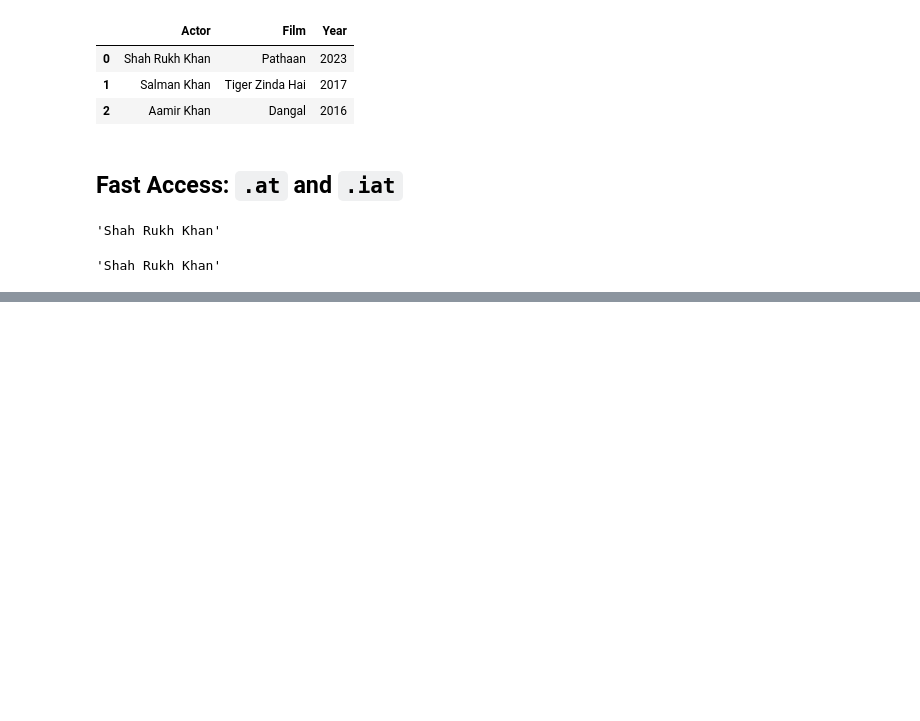
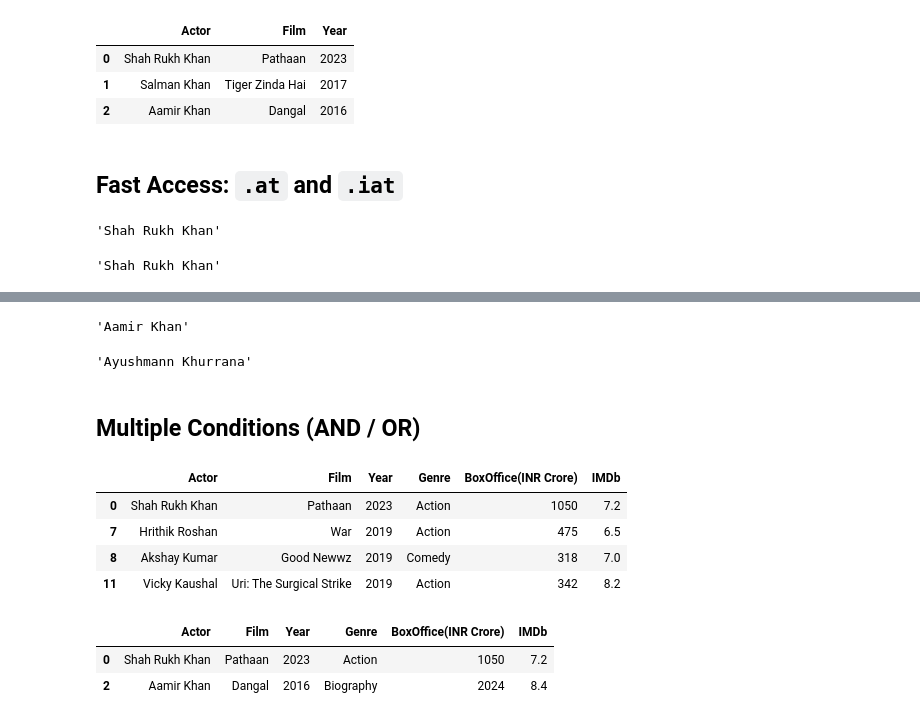
Before and after one commit to yashmahajancd/ULTIMATE-JOB-READY-DATA-SCIENCE, a Jupyter notebook: 07-pandas/04_data_selection_and_filtering.ipynb, the cells around one changed output, grey strips where cells are left out. Saved outputs shown, nothing was run; the diff lists cells and outputs as text; code cells hidden in the pictures; blank space fills up the shorter version.

```diff
--- a/07-pandas/04_data_selection_and_filtering.ipynb
+++ b/07-pandas/04_data_selection_and_filtering.ipynb
@@ -345,0 +390,24 @@ df.iat[0, 0]
+# %%
+new_df.loc[2, 'Actor']
+# %% [output]
+'Aamir Khan'
+# %%
+new_df.iloc[2, 0]
+# %% [output]
+'Ayushmann Khurrana'
+# %% [markdown]
+## Multiple Conditions (AND / OR)
+# %%
+df[(df['IMDb'] > 6) & (df['Year'] > 2018)]
+# %% [output]
+|  | Actor | Film | Year | Genre | BoxOffice(INR Crore) | IMDb |
+| 0 | Shah Rukh Khan | Pathaan | 2023 | Action | 1050 | 7.2 |
+| 7 | Hrithik Roshan | War | 2019 | Action | 475 | 6.5 |
+| 8 | Akshay Kumar | Good Newwz | 2019 | Comedy | 318 | 7.0 |
+| 11 | Vicky Kaushal | Uri: The Surgical Strike | 2019 | Action | 342 | 8.2 |
+# %%
+df[(df['Actor'] == "Shah Rukh Khan") | (df['BoxOffice(INR Crore)'] > 2000)]
+# %% [output]
+|  | Actor | Film | Year | Genre | BoxOffice(INR Crore) | IMDb |
+| 0 | Shah Rukh Khan | Pathaan | 2023 | Action | 1050 | 7.2 |
+| 2 | Aamir Khan | Dangal | 2016 | Biography | 2024 | 8.4 |
```
Also changed, not shown: parts of 7 cells of this notebook.
